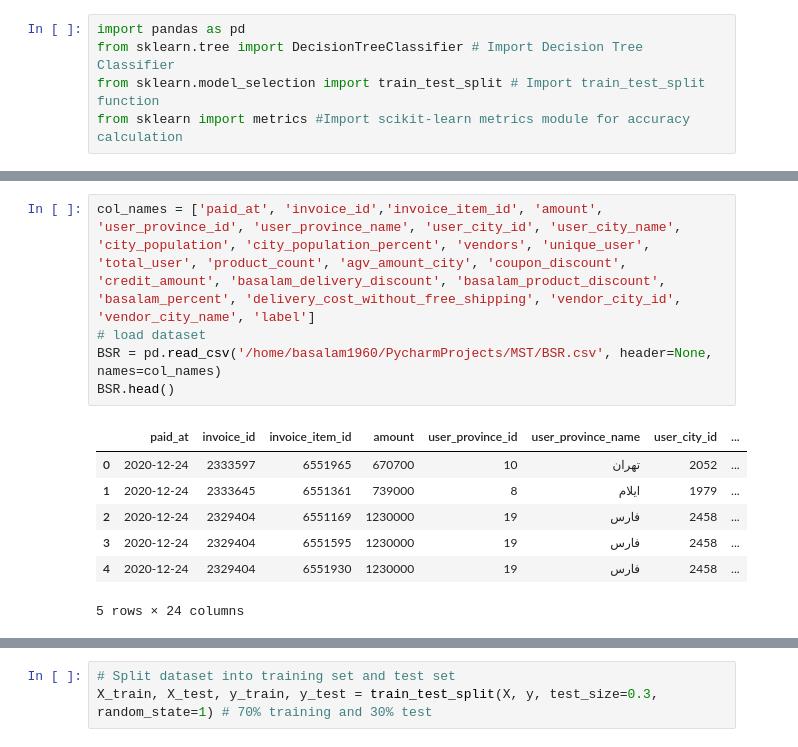
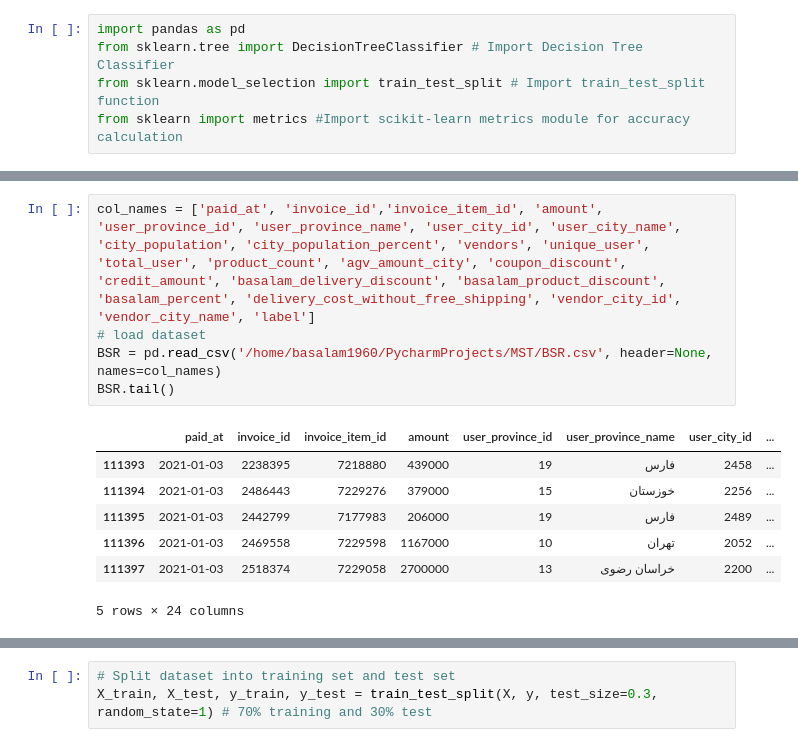
Before and after one commit to amir-m-sharabti/mst_bsr, a Jupyter notebook: MST.ipynb, the cells around one changed output, grey strips where cells are left out. Cells and saved outputs as stored; diff of their text form.

```diff
--- a/MST.ipynb
+++ b/MST.ipynb
@@ -13,14 +11,14 @@ Files in '/home/basalam1960/PycharmProjects/MST': ['.ipynb_checkpoints', 'Untitl
 # %%
 col_names = ['paid_at', 'invoice_id','invoice_item_id', 'amount', 'user_province_id', 'user_province_name', 'user_city_id', 'user_city_name', 'city_population', 'city_population_percent', 'vendors', 'unique_user', 'total_user', 'product_count', 'agv_amount_city', 'coupon_discount', 'credit_amount', 'basalam_delivery_discount', 'basalam_product_discount', 'basalam_percent', 'delivery_cost_without_free_shipping', 'vendor_city_id', 'vendor_city_name', 'label']
 # load dataset
 BSR = pd.read_csv('/home/basalam1960/PycharmProjects/MST/BSR.csv', header=None, names=col_names)
-BSR.head()
+BSR.tail()
 # %% [output]
 |  | paid_at | invoice_id | invoice_item_id | amount | user_province_id | user_province_name | user_city_id | ... |
-| 0 | 2020-12-24 | 2333597 | 6551965 | 670700 | 10 | تهران | 2052 | ... |
-| 1 | 2020-12-24 | 2333645 | 6551361 | 739000 | 8 | ایلام | 1979 | ... |
-| 2 | 2020-12-24 | 2329404 | 6551169 | 1230000 | 19 | فارس | 2458 | ... |
-| 3 | 2020-12-24 | 2329404 | 6551595 | 1230000 | 19 | فارس | 2458 | ... |
-| 4 | 2020-12-24 | 2329404 | 6551930 | 1230000 | 19 | فارس | 2458 | ... |
+| 111393 | 2021-01-03 | 2238395 | 7218880 | 439000 | 19 | فارس | 2458 | ... |
+| 111394 | 2021-01-03 | 2486443 | 7229276 | 379000 | 15 | خوزستان | 2256 | ... |
+| 111395 | 2021-01-03 | 2442799 | 7177983 | 206000 | 19 | فارس | 2489 | ... |
+| 111396 | 2021-01-03 | 2469558 | 7229598 | 1167000 | 10 | تهران | 2052 | ... |
+| 111397 | 2021-01-03 | 2518374 | 7229058 | 2700000 | 13 | خراسان رضوی | 2200 | ... |
 5 rows × 24 columns
 # %%
```
Also changed, not shown: parts of 4 cells of this notebook.
